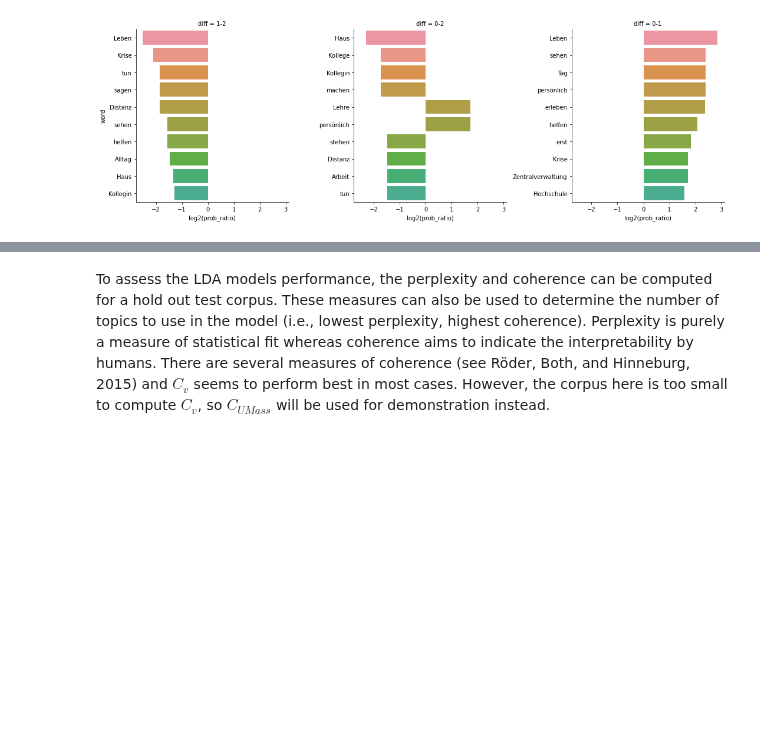
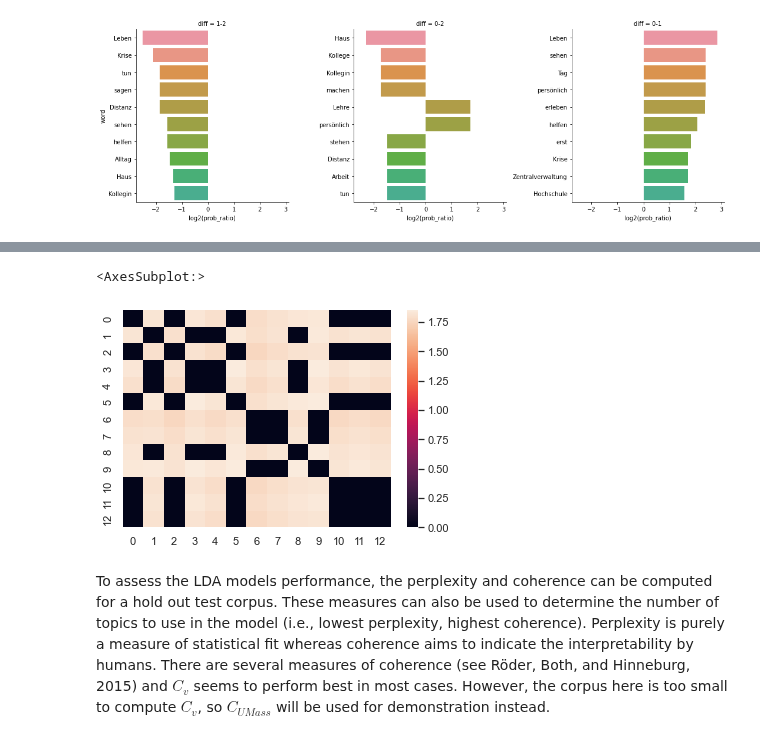
Before and after one commit to navigating-stories/notebooks, a Jupyter notebook: ger_nlp_test.ipynb, the cells around one changed output, grey strips where cells are left out. Cells and saved outputs as stored; diff of their text form; code cells hidden in the pictures; blank space fills up the shorter version.

```diff
--- a/ger_nlp_test.ipynb
+++ b/ger_nlp_test.ipynb
@@ -553,3 +551,37 @@ get_topic_probs(lda_fit, doc_term_matrix)
+# %%
+# Function to compute document similarity
+
+def get_doc_similarity(lda_fit, doc_term_matrix):
+    topic_probs = get_topic_probs(lda_fit, doc_term_matrix)
+
+    doc_similarity = []
+
+    for i in range(len(topic_probs)):
+        row = []
+
+        for j in range(len(topic_probs)):
+            new_similarity = np.sum((np.sqrt(topic_probs.iloc[i,:]) - np.sqrt(topic_probs.iloc[j,:]))**2)
+            row.append(new_similarity)
+
+        doc_similarity.append(row)
+
+    return pd.DataFrame(doc_similarity)
+# %%
+# Function to plot document similarity
+
+def plot_doc_similarity(lda_fit, doc_term_matrix):
+    plot_df = get_doc_similarity(lda_fit, doc_term_matrix)
+
+    sns.set_theme()
+
+    plot = sns.heatmap(plot_df)
+
+    return plot
+# %%
+plot_doc_similarity(lda_fit, doc_term_matrix)
+# %% [output]
+<AxesSubplot:>
+[figure, added]
 # %% [markdown]
 To assess the LDA models performance, the perplexity and coherence can be computed for a hold out test corpus. These measures can also be used to determine the number of topics to use in the model (i.e., lowest perplexity, highest coherence). Perplexity is purely a measure of statistical fit whereas coherence aims to indicate the interpretability by humans. There are several measures of coherence (see Röder, Both, and Hinneburg, 2015) and $C_v$ seems to perform best in most cases. However, the corpus here is too small to compute $C_v$, so $C_{UMass}$ will be used for demonstration instead.
 # %%
```
Also changed, not shown: parts of 3 cells of this notebook.
